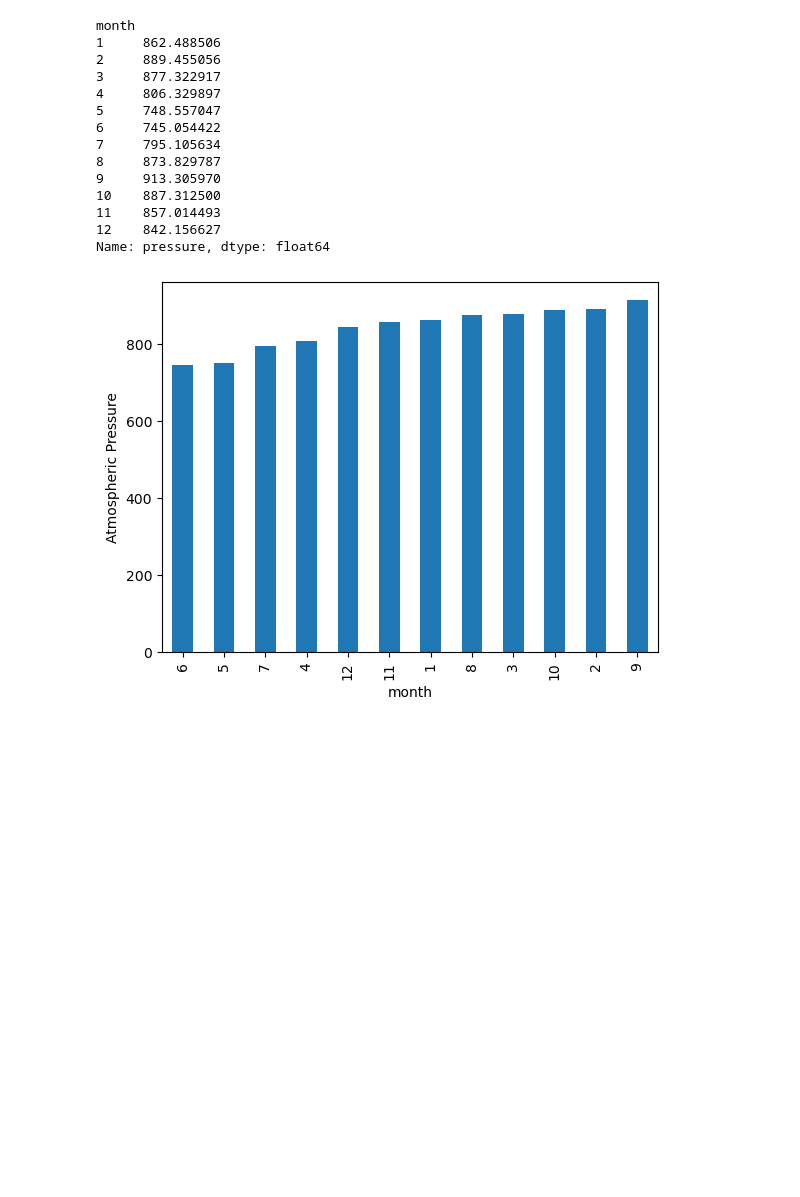
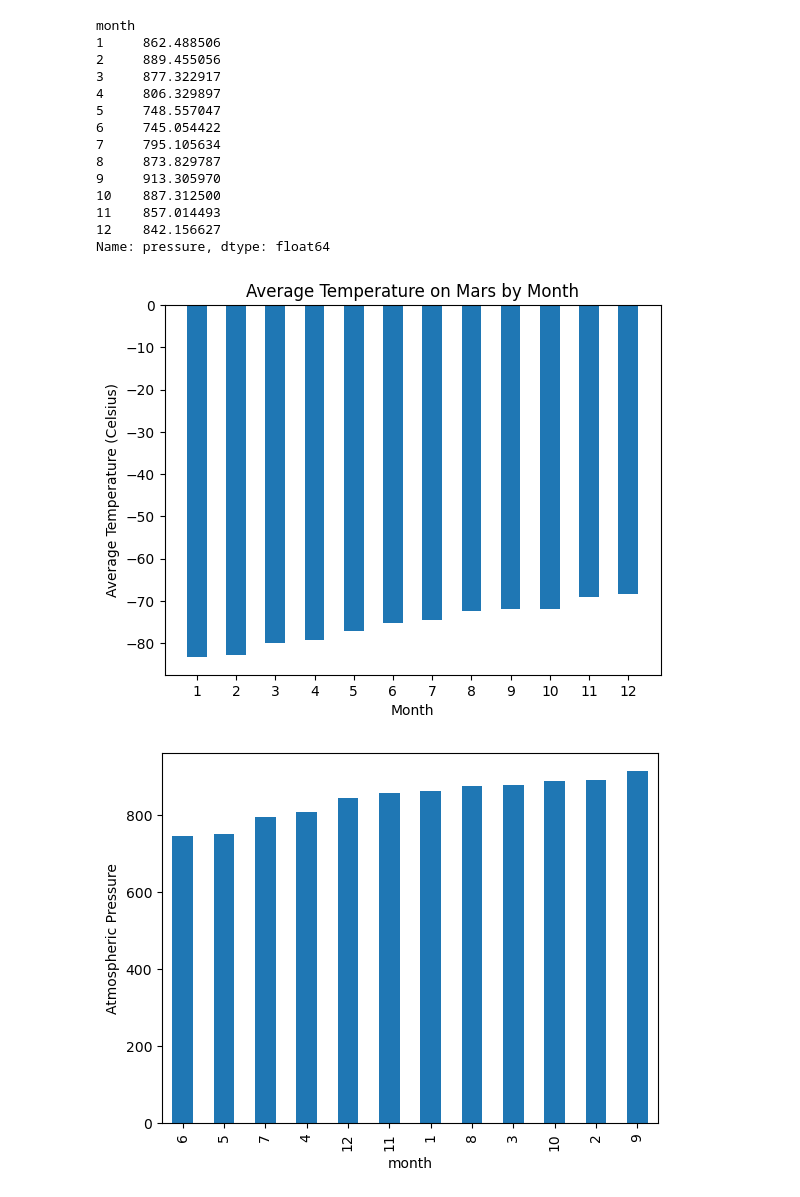
Before and after one commit to PerryMark773/web-scraping-challenge, a Jupyter notebook: Mars_Scrape/part_2_mars_weather.ipynb, the cells around one changed output. Saved outputs shown, nothing was run; the diff lists cells and outputs as text; code cells hidden in the pictures; blank space fills up the shorter version.

```diff
--- a/Mars_Scrape/part_2_mars_weather.ipynb
+++ b/Mars_Scrape/part_2_mars_weather.ipynb
@@ -352,6 +304,21 @@ month
 11    857.014493
 12    842.156627
 Name: pressure, dtype: float64
+# %%
+# Plot the average pressure by month
+
+#Not in ascending order
+months = avg_temp.index
+temperature = avg_temp.values
+
+plt.bar(sorted(months), sorted(temperature), width = .50)
+plt.xlabel('Month')
+plt.ylabel('Average Temperature (Celsius)')
+plt.title('Average Temperature on Mars by Month')
+plt.xticks(months)
+plt.show()
+# %% [output]
+[figure, added]
 # %%
 # Plot the average pressure by month
 
```
Also changed, not shown: parts of 11 cells of this notebook.
